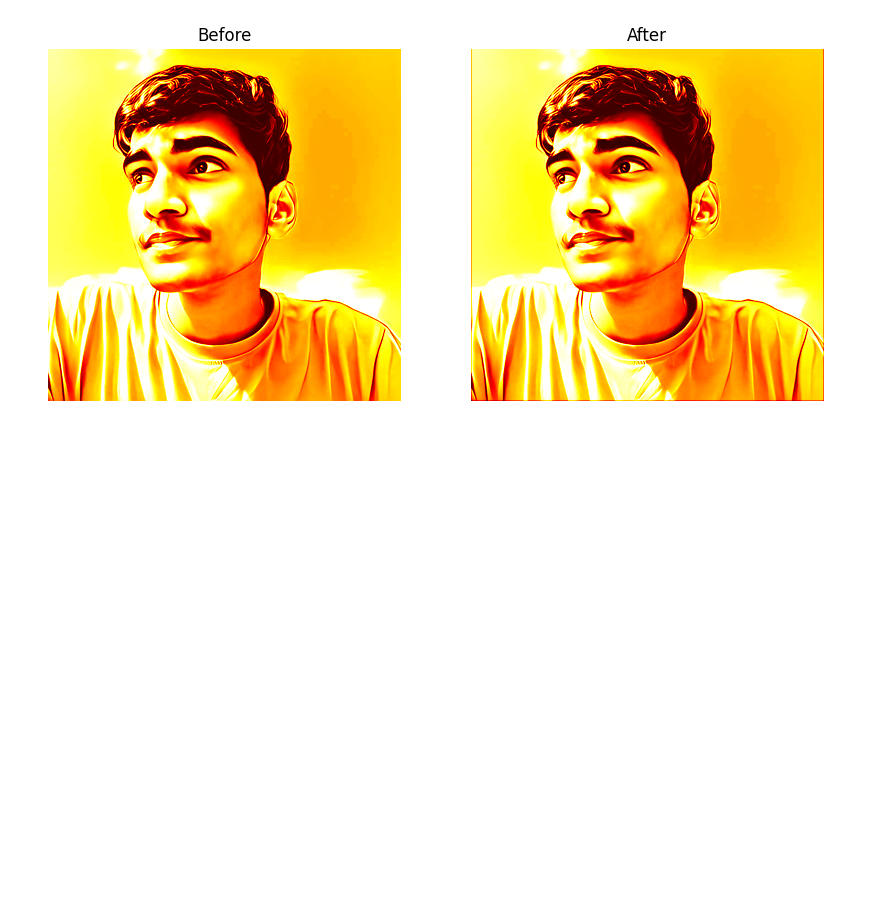
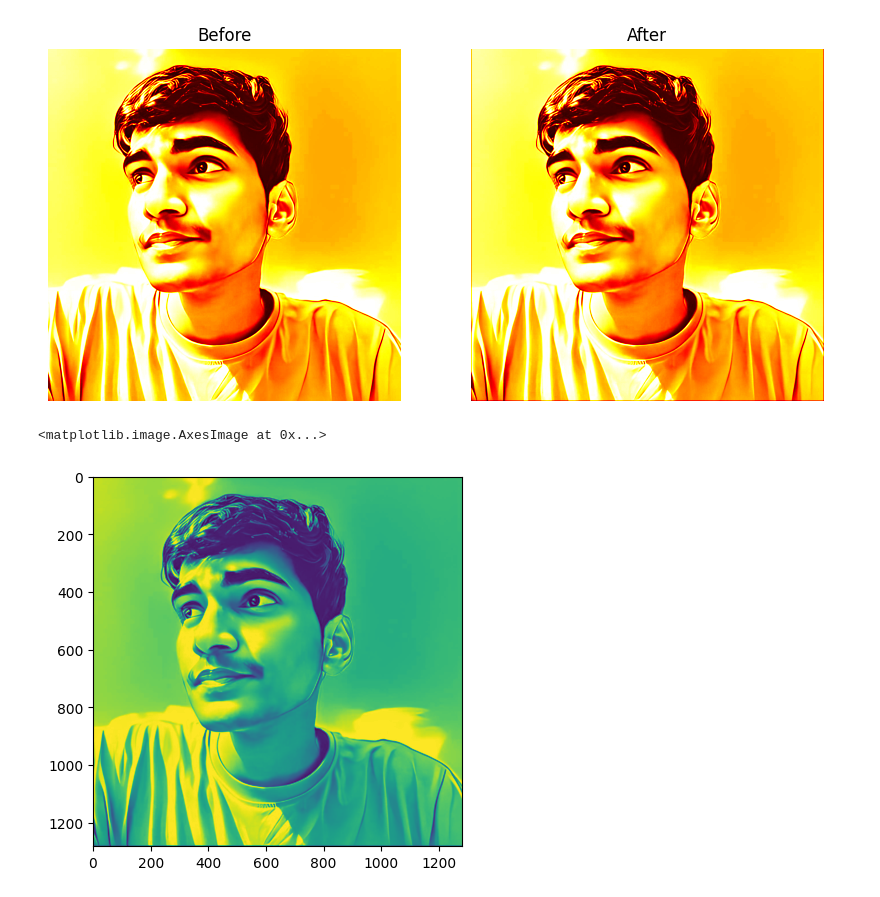
Before and after one commit to 5h4rrk/dl-experiments, a Jupyter notebook: CNN.ipynb, the cells around one changed output. Saved outputs shown, nothing was run; the diff lists cells and outputs as text; code cells hidden in the pictures; blank space fills up the shorter version.

```diff
--- a/CNN.ipynb
+++ b/CNN.ipynb
@@ -231,18 +231,15 @@ norm_kernel = np.array([
     [1/9, 1/9, 1/9]
 ])
 # %%
-from numba import jit
-
-@jit(nopython=True)
 def padThePixels(x):
     lt_pad , rt_pad = x.shape[0] %3 , x.shape[1] % 3
     blur_buff = np.zeros((x.shape[0] + lt_pad, x.shape[1] + rt_pad), dtype=np.float32)
-    for row in range(1,blur_buff.shape[0] -1 ):
+    for row in range(1,blur_buff.shape[0] - 1 ):
         for col in range(1,blur_buff.shape[1] -1 ):
-            blur_buff[row, col] = x[row, col]
+            blur_buff[row, col] = x[row -1, col-1]
     return blur_buff
 # %%
-blur_buff = padThePixels(img_norm[:,:])
+blur_buff = padThePixels(img_norm)
 # %%
 
 def plotImg(a,b,title="Image", cmap="hot",axis=False):
@@ -260,3 +257,21 @@ def plotImg(a,b,title="Image", cmap="hot",axis=False):
 plotImg(img_norm, blur_buff)
 # %% [output]
 [figure]
+# %%
+
+def blurTheImage(blur_buff, blur_kernel):
+    for row in range(blur_buff.shape[0] - kernel.shape[0] - 1):
+        for col in range(blur_buff.shape[1] - kernel.shape[0] - 1):
+            temp = 0.0
+            for _ in range(blur_kernel.shape[0]):
+                for __ in range(blur_kernel.shape[1]):
+                    temp += blur_kernel[_,__] * blur_buff[row + _, col + __]
+            blur_buff[row, col] = temp
+    return blur_buff
+# %%
+blur1 = blurTheImage(blur_buff,blur_kernel)
+# %%
+plt.imshow(blur1)
+# %% [output]
+<matplotlib.image.AxesImage at 0x...>
+[figure, added]
```
Also changed, not shown: parts of 1 cell of this notebook.
